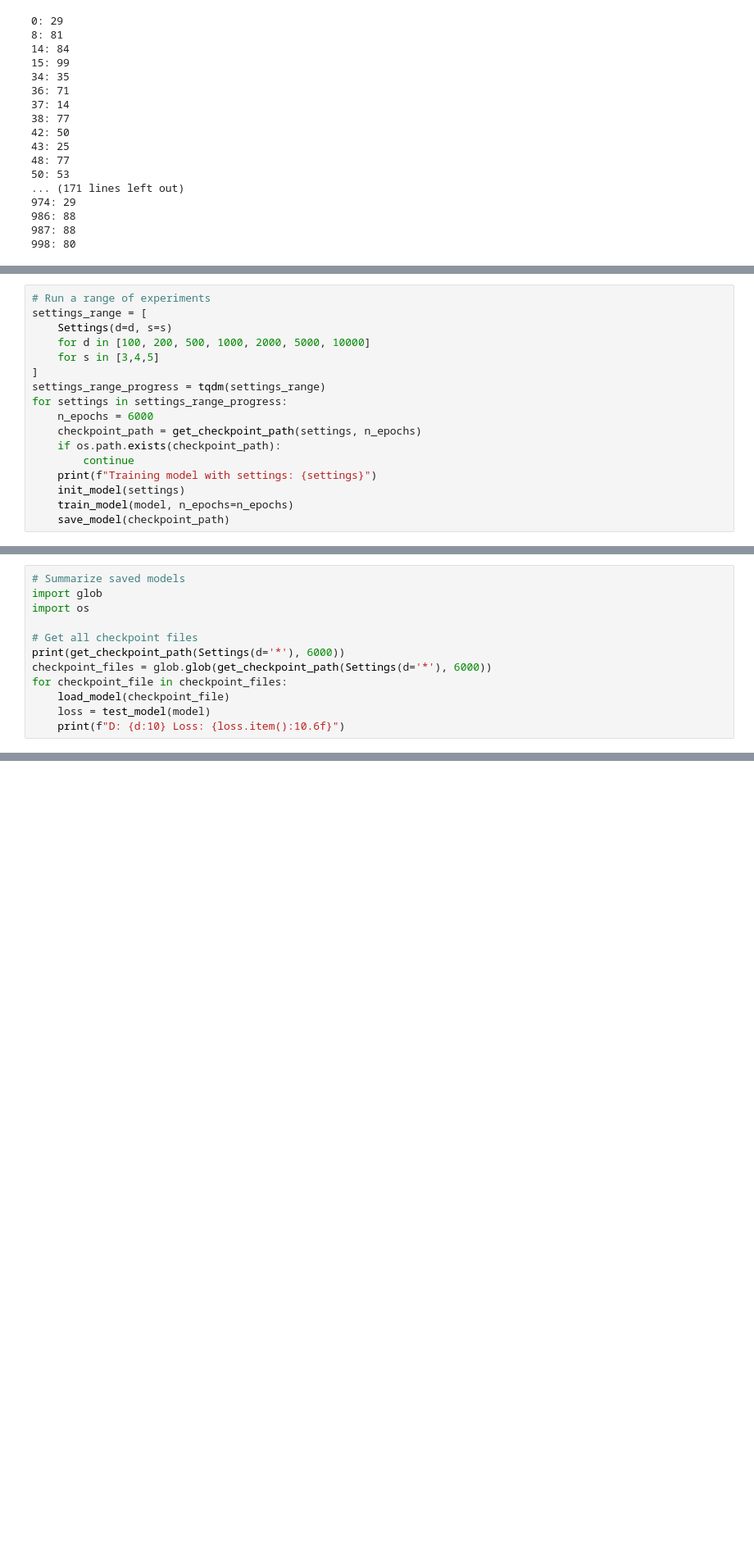
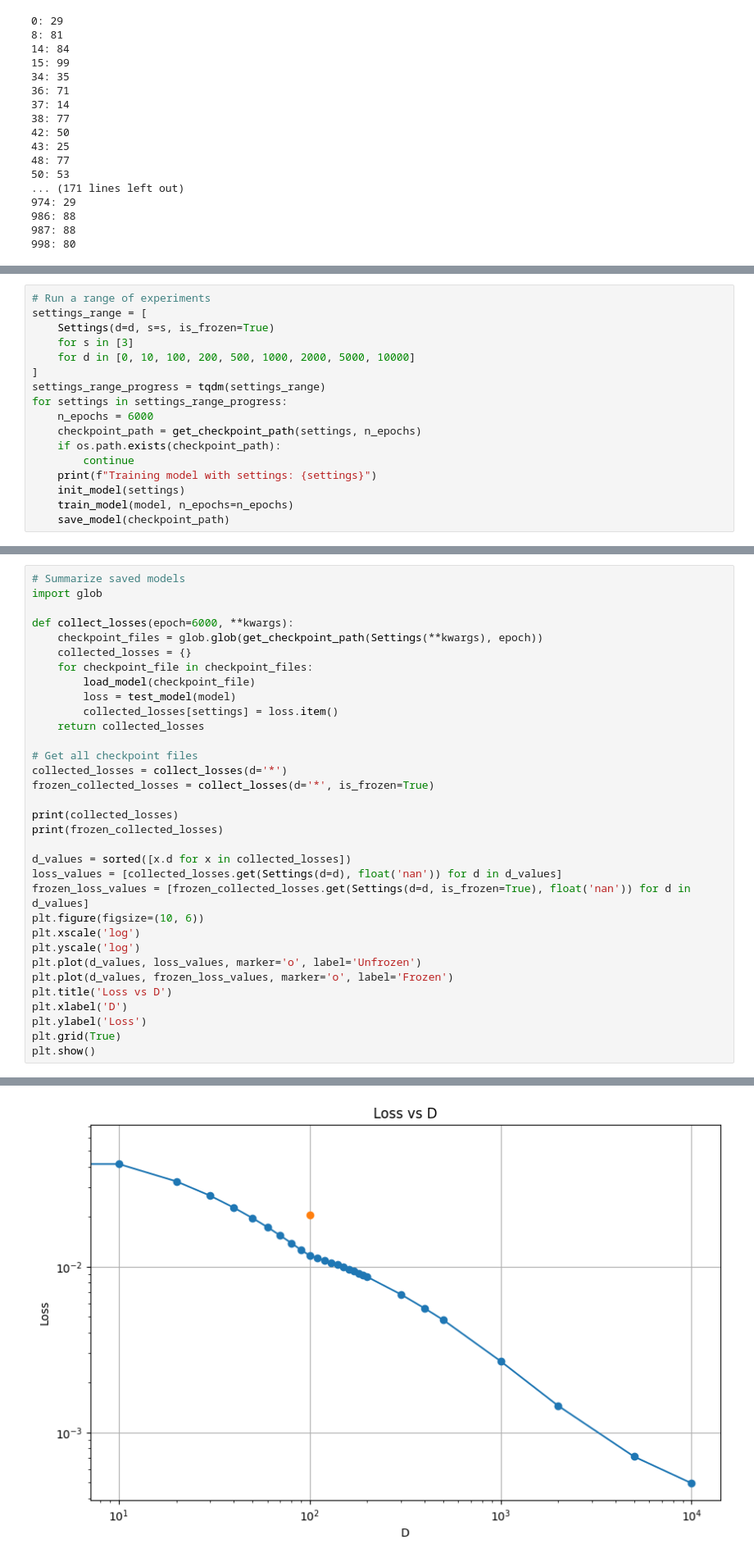
Before and after one commit to BorisTheBrave/uand-toy-model, a Jupyter notebook: uand.ipynb, the cells around one changed output, grey strips where cells are left out. Shown at 82% size. Cells and saved outputs as stored; diff of their text form; blank space fills up the shorter version.

```diff
--- a/uand.ipynb
+++ b/uand.ipynb
@@ -609,9 +603,9 @@ for i in range(min(50, d)):
 # %%
 # Run a range of experiments
 settings_range = [
-    Settings(d=d, s=s)
-    for d in [100, 200, 500, 1000, 2000, 5000, 10000]
-    for s in [3,4,5]
+    Settings(d=d, s=s, is_frozen=True)
+    for s in [3]
+    for d in [0, 10, 100, 200, 500, 1000, 2000, 5000, 10000]
 ]
 settings_range_progress = tqdm(settings_range)
 for settings in settings_range_progress:
@@ -650,12 +653,0 @@ print(least_similar)
-# %%
-# Summarize saved models
-import glob
-import os
-
-# Get all checkpoint files
-print(get_checkpoint_path(Settings(d='*'), 6000))
-checkpoint_files = glob.glob(get_checkpoint_path(Settings(d='*'), 6000))
-for checkpoint_file in checkpoint_files:
-    load_model(checkpoint_file)
-    loss = test_model(model)
-    print(f"D: {d:10} Loss: {loss.item():10.6f}")
@@ -681,0 +654,34 @@ D:        500 Loss:   0.004763
+# %%
+# Summarize saved models
+import glob
+
+def collect_losses(epoch=6000, **kwargs):
+    checkpoint_files = glob.glob(get_checkpoint_path(Settings(**kwargs), epoch))
+    collected_losses = {}
+    for checkpoint_file in checkpoint_files:
+        load_model(checkpoint_file)
+        loss = test_model(model)
+        collected_losses[settings] = loss.item()
+    return collected_losses
+
+# Get all checkpoint files
+collected_losses = collect_losses(d='*')
+frozen_collected_losses = collect_losses(d='*', is_frozen=True)
+
+print(collected_losses)
+print(frozen_collected_losses)
+
+d_values = sorted([x.d for x in collected_losses])
+loss_values = [collected_losses.get(Settings(d=d), float('nan')) for d in d_values]
+frozen_loss_values = [frozen_collected_losses.get(Settings(d=d, is_frozen=True), float('nan')) for d in d_values]
+plt.figure(figsize=(10, 6))
+plt.xscale('log')
+plt.yscale('log')
+plt.plot(d_values, loss_values, marker='o', label='Unfrozen')
+plt.plot(d_values, frozen_loss_values, marker='o', label='Frozen')
+plt.title('Loss vs D')
+plt.xlabel('D')
+plt.ylabel('Loss')
+plt.grid(True)
+plt.show()
+# %% [output]
@@ -681,0 +690 @@ D:        500 Loss:   0.004763
+[figure, added]
```
Also changed, not shown: parts of 14 cells of this notebook, 1 other file.
